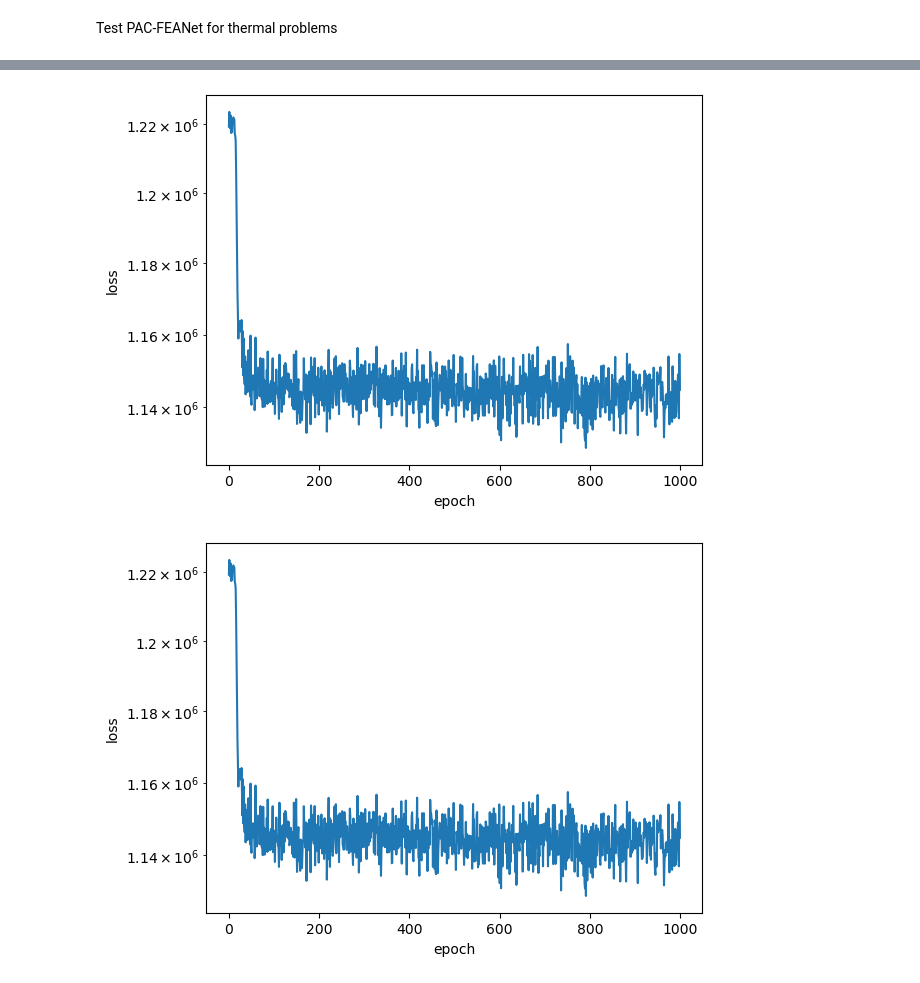
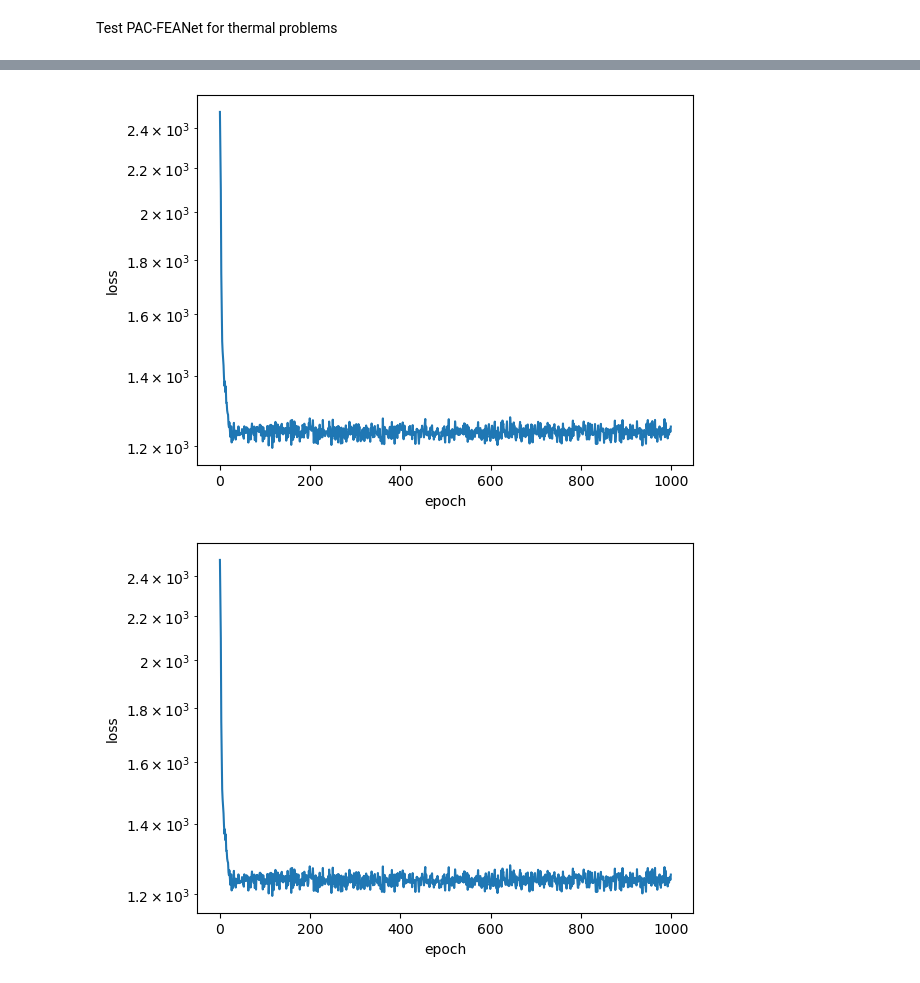
Before and after one commit to ymlasu/MFEA-Net, a Jupyter notebook: PAC-FEANet_learnable_thermal_iterator.ipynb, the cells around one changed output, grey strips where cells are left out. Cells and saved outputs as stored; diff of their text form; code cells hidden in the pictures.

```diff
--- a/PAC-FEANet_learnable_thermal_iterator.ipynb
+++ b/PAC-FEANet_learnable_thermal_iterator.ipynb
@@ -22,7 +21,7 @@ from feanet.model import PACFEANet
 from feanet.jacobi import JacobiBlock
 from data.dataset import ThermalDataSet
 # %%
-device_predict = torch.device('cpu') #torch.device('cuda:0' if torch.cuda.is_available() else 'cpu') #
+device_predict = torch.device('cuda:0' if torch.cuda.is_available() else 'cpu') #torch.device('cpu') #
 device = torch.device('cuda:0' if torch.cuda.is_available() else 'cpu')
 # %%
 class SingleGrid():
@@ -35,6 +34,8 @@ class SingleGrid():
         self.device = dev
         self.n_elem = n_elem
         self.h = size/n_elem
+        self.v = torch.zeros((1, 1, n_elem+1, n_elem+1), requires_grad=False).double()
+        self.f = torch.zeros((1, 1, n_elem+1, n_elem+1), requires_grad=False).double()
         self.net = self.InstantiateNetwork()
         self.jac = JacobiBlock(self.net, self.h, self.device, self.mode)
 
@@ -48,13 +49,13 @@ class SingleGrid():
 # %% [markdown]
 Test PAC-FEANet for thermal problems
 # %%
-model_name = 'thermal_type1_2d_33x33'
-training_set = ThermalDataSet('data/thermal/thermal_type1_2d_33x33.h5', device)
-model_dir = 'model/learn_iterator/thermal_type1'
+model_name = 'thermal_type2_2d_33x33'
+training_set = ThermalDataSet('data/thermal/thermal_type2_2d_33x33.h5', device)
+model_dir = 'model/learn_iterator/thermal_type2'
 if not os.path.exists(model_dir):
     os.makedirs(model_dir)
 
-bs = 16
+bs = 5
 train_dataloader = DataLoader(training_set, batch_size=bs, shuffle=True)
 dirich_idx_train, dirich_value_train, neumann_idx_train, neumann_value_train, material_train, f_train, u_train = next(iter(train_dataloader))
 k = 0 # the index of training data to be shown
@@ -196,7 +180,7 @@ class PsiIterator(nn.Module):
                  psi_net=None,
                  grid=None,
                  n=2**5,
-                 batch_size=8,
+                 batch_size=1,
                  max_epochs=1000,
                  mode='thermal',
                  model_dir=model_dir):
@@ -223,13 +207,13 @@ class PsiIterator(nn.Module):
         self.optimizer = torch.optim.Adadelta(self.psi_net.parameters())
         self.model_dir=model_dir
 
-    def PsiRelax(self, h, v, f, t, t_idx, d, d_idx, m, num_sweeps_down):
+    def PsiRelax(self, v, m, d, d_idx, term_KU=None, term_F=None, h=None, f=None, t=None, t_idx=None, num_sweeps_down=1):
         '''
         Perform a fixed number of Psi iteration
         '''
         u = v.clone()
         for _ in range(num_sweeps_down):
-            jac_it = self.grid.jac.jacobi_convolution(h, u, f, t, t_idx, d, d_idx, m)
+            jac_it = self.grid.jac.jacobi_convolution(u, m, d, d_idx, term_KU, term_F, h, f, t, t_idx)
             u = jac_it + self.psi_net(m, jac_it-u, d_idx)
         return u
 
@@ -247,7 +231,7 @@ class PsiIterator(nn.Module):
             k = 1 #random.randint(1,20)
 
             uu = self.RandomSampling(f_train)
-            u_out = self.PsiRelax(self.h, uu, f_train, traction_value_train, traction_idx_train, dirich_value_train, dirich_idx_train, material_train, k)
+            u_out = self.PsiRelax(uu, material_train, dirich_value_train, dirich_idx_train, None, None, self.h, f_train, traction_value_train, traction_idx_train, k)
             loss_i = self.loss(u_out, u_train)
             loss_i.backward()
             self.optimizer.step()
@@ -276,6 +260,7 @@ class PsiIterator(nn.Module):
         return loss_train
 # %%
 my_iterator = PsiIterator(device, batch_size=bs)
+''''''
 loss_train = my_iterator.Train(training_set)
 
 plt.plot(loss_train)
@@ -307,4 +292,4 @@ Average loss:  tensor(1143549.2500) , STD:  tensor(4608.5303)
-[figure, old version]
+[figure, new version]
 # %%
 # import the learned model and loss train
 my_net = PsiNet(mode='thermal').to(device_predict)
@@ -318,7 +303,7 @@ plt.yscale('log')
 plt.xlabel('epoch')
 plt.savefig('results/smoother_loss.jpg', dpi=500, bbox_inches='tight')
 # %% [output]
-[figure, old version]
+[figure, new version]
 # %%
 EPS = 1e-6
 n_new = 0
```
Also changed, not shown: parts of 18 cells of this notebook, 17 other files.
